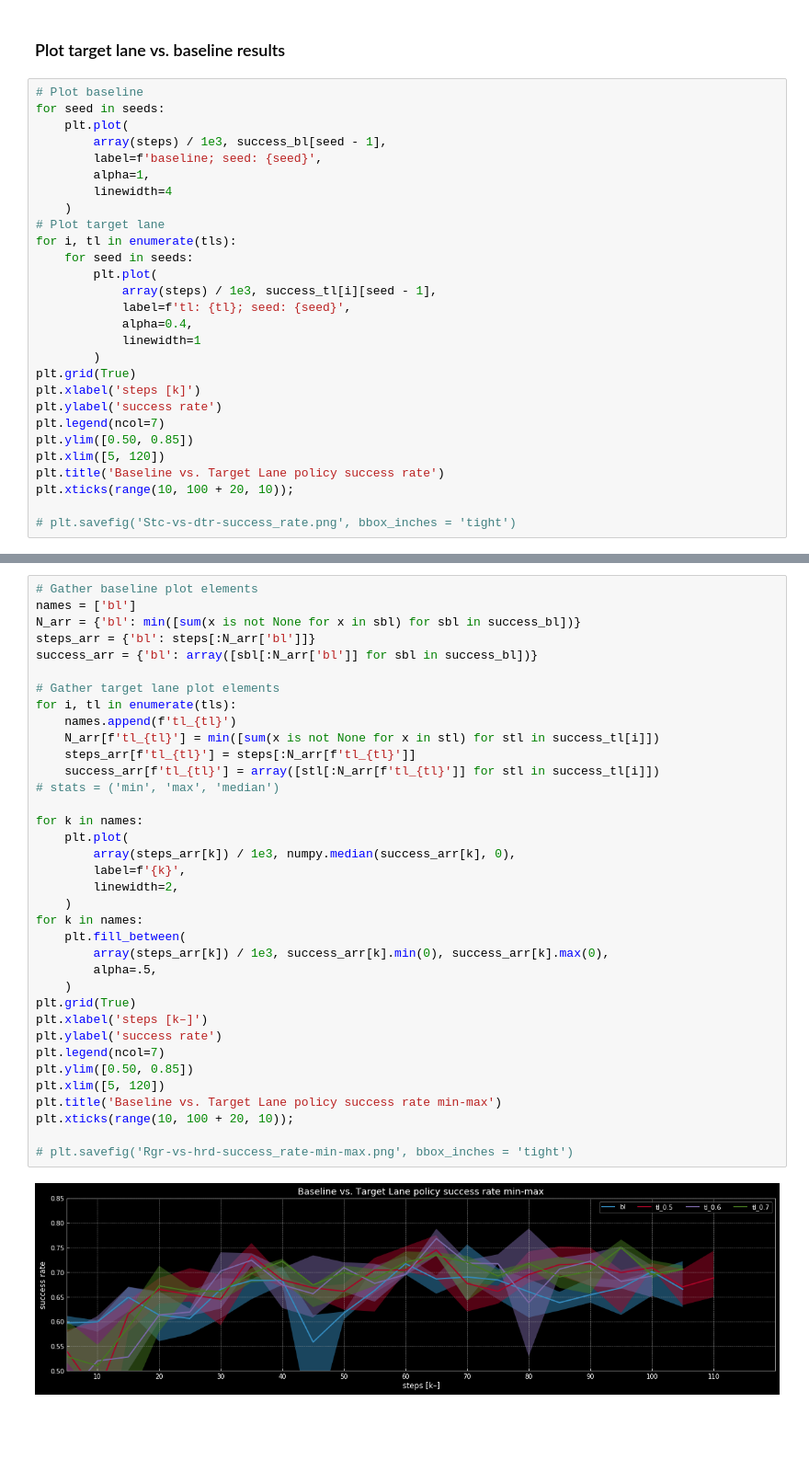
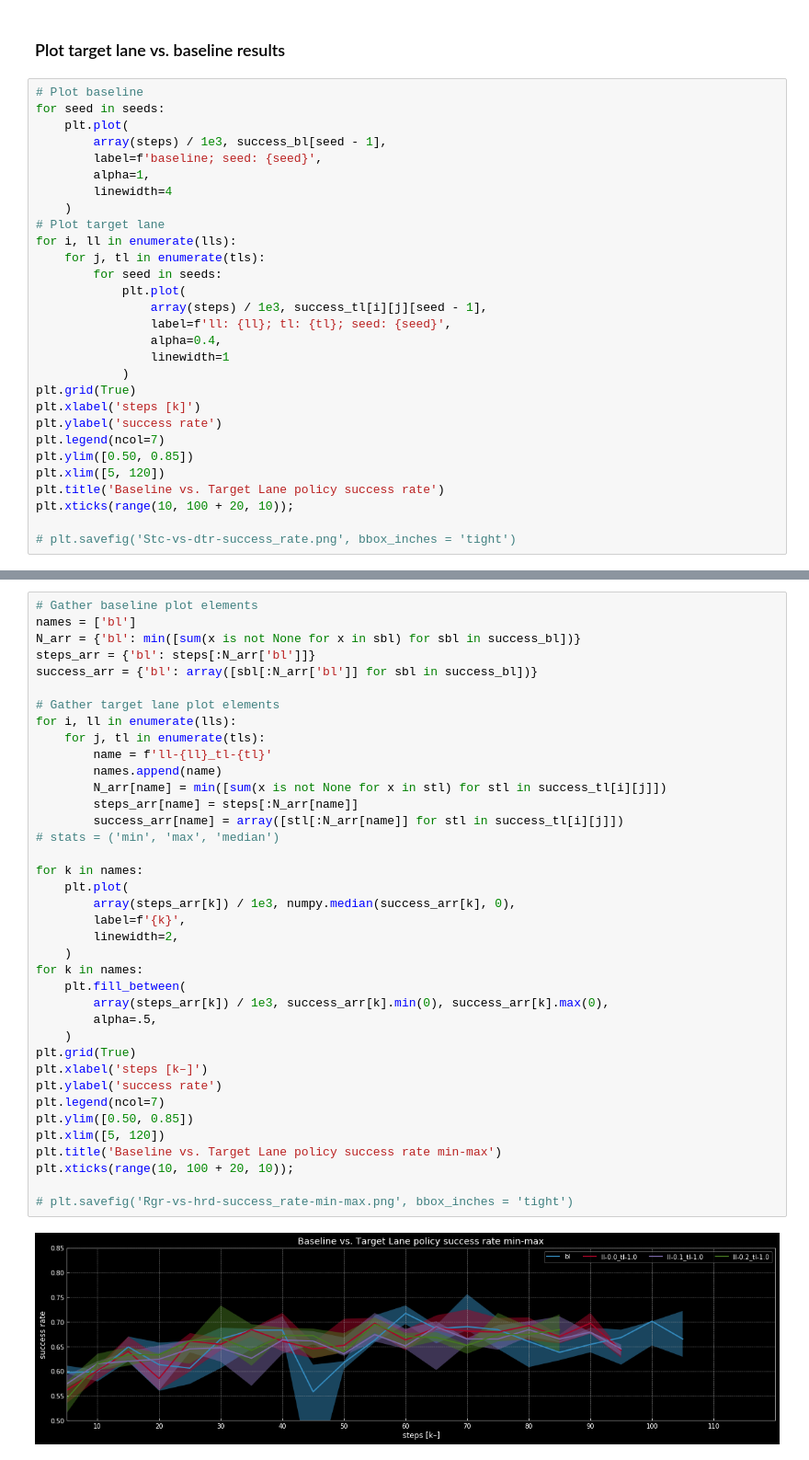
Before and after one commit to Atcold/pytorch-PPUU, a Jupyter notebook: Notebooks/Plotting-success-rate_tl.ipynb, the cells around one changed output, grey strips where cells are left out. Shown at 92% size. Cells and saved outputs as stored; diff of their text form; blank space fills up the shorter version.

```diff
--- a/Notebooks/Plotting-success-rate_tl.ipynb
+++ b/Notebooks/Plotting-success-rate_tl.ipynb
@@ -87,14 +91,15 @@ for seed in seeds:
         linewidth=4
     )
 # Plot target lane
-for i, tl in enumerate(tls):
-    for seed in seeds:
-        plt.plot(
-            array(steps) / 1e3, success_tl[i][seed - 1],
-            label=f'tl: {tl}; seed: {seed}',
-            alpha=0.4,
-            linewidth=1
-        )
+for i, ll in enumerate(lls):
+    for j, tl in enumerate(tls):
+        for seed in seeds:
+            plt.plot(
+                array(steps) / 1e3, success_tl[i][j][seed - 1],
+                label=f'll: {ll}; tl: {tl}; seed: {seed}',
+                alpha=0.4,
+                linewidth=1
+            )
 plt.grid(True)
 plt.xlabel('steps [k]')
 plt.ylabel('success rate')
@@ -112,36 +117,38 @@ plt.xticks(range(10, 100 + 20, 10));
 names = ['bl']
 N_arr = {'bl': min([sum(x is not None for x in sbl) for sbl in success_bl])}
 steps_arr = {'bl': steps[:N_arr['bl']]}
 success_arr = {'bl': array([sbl[:N_arr['bl']] for sbl in success_bl])}
 
 # Gather target lane plot elements
-for i, tl in enumerate(tls):
-    names.append(f'tl_{tl}')
-    N_arr[f'tl_{tl}'] = min([sum(x is not None for x in stl) for stl in success_tl[i]])
-    steps_arr[f'tl_{tl}'] = steps[:N_arr[f'tl_{tl}']]
-    success_arr[f'tl_{tl}'] = array([stl[:N_arr[f'tl_{tl}']] for stl in success_tl[i]])
+for i, ll in enumerate(lls):
+    for j, tl in enumerate(tls):
+        name = f'll-{ll}_tl-{tl}'
+        names.append(name)
+        N_arr[name] = min([sum(x is not None for x in stl) for stl in success_tl[i][j]])
+        steps_arr[name] = steps[:N_arr[name]]
+        success_arr[name] = array([stl[:N_arr[name]] for stl in success_tl[i][j]])
 # stats = ('min', 'max', 'median')
 
 for k in names:
     plt.plot(
         array(steps_arr[k]) / 1e3, numpy.median(success_arr[k], 0),
         label=f'{k}',
         linewidth=2,
     )
 for k in names:
     plt.fill_between(
         array(steps_arr[k]) / 1e3, success_arr[k].min(0), success_arr[k].max(0),
         alpha=.5,
     )
 plt.grid(True)
 plt.xlabel('steps [k–]')
 plt.ylabel('success rate')
 plt.legend(ncol=7)
 plt.ylim([0.50, 0.85])
 plt.xlim([5, 120])
 plt.title('Baseline vs. Target Lane policy success rate min-max')
 plt.xticks(range(10, 100 + 20, 10));
 
 # plt.savefig('Rgr-vs-hrd-success_rate-min-max.png', bbox_inches = 'tight')
 # %% [output]
-[figure, old version]
+[figure, new version]
```
Also changed, not shown: parts of 3 cells of this notebook, 1 other file.
